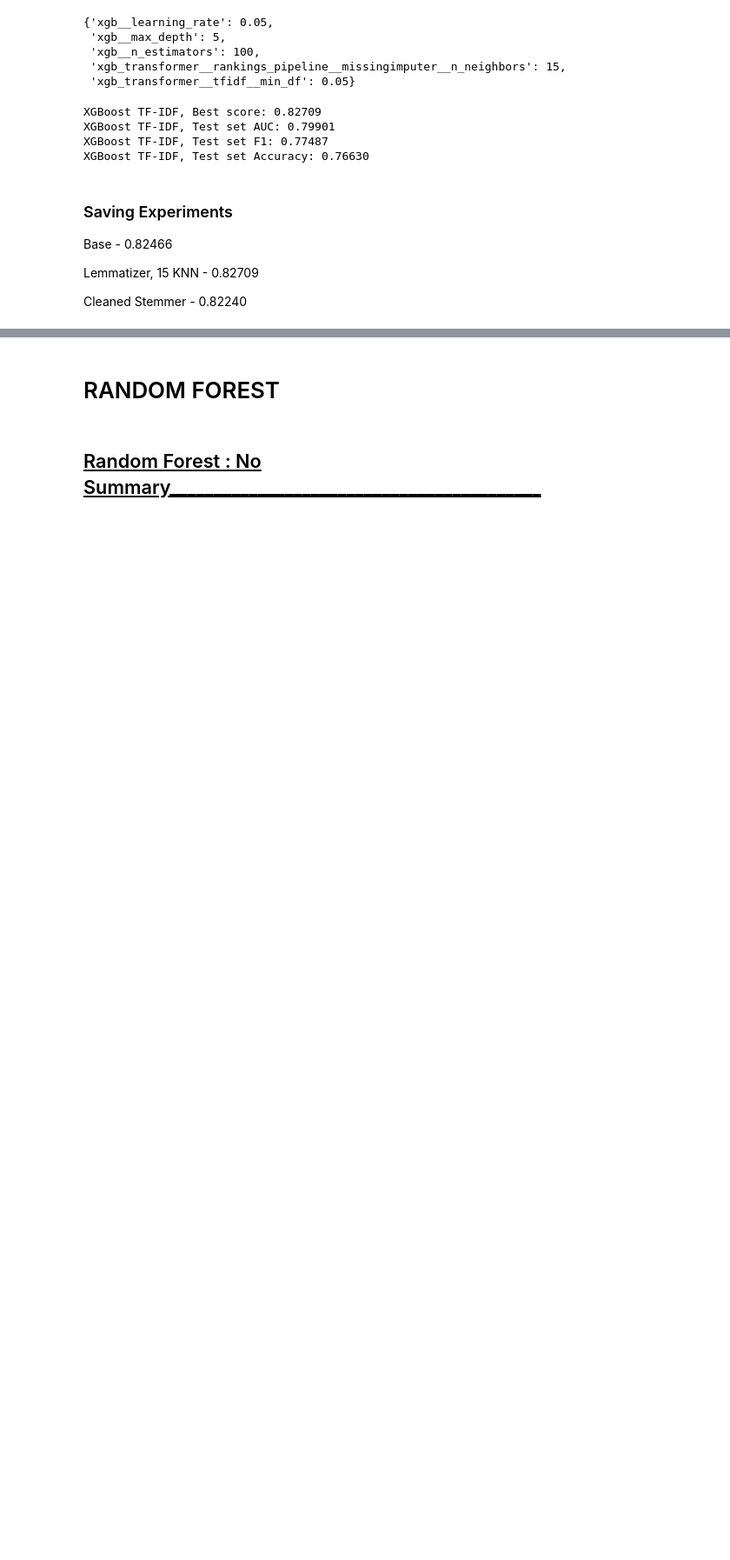
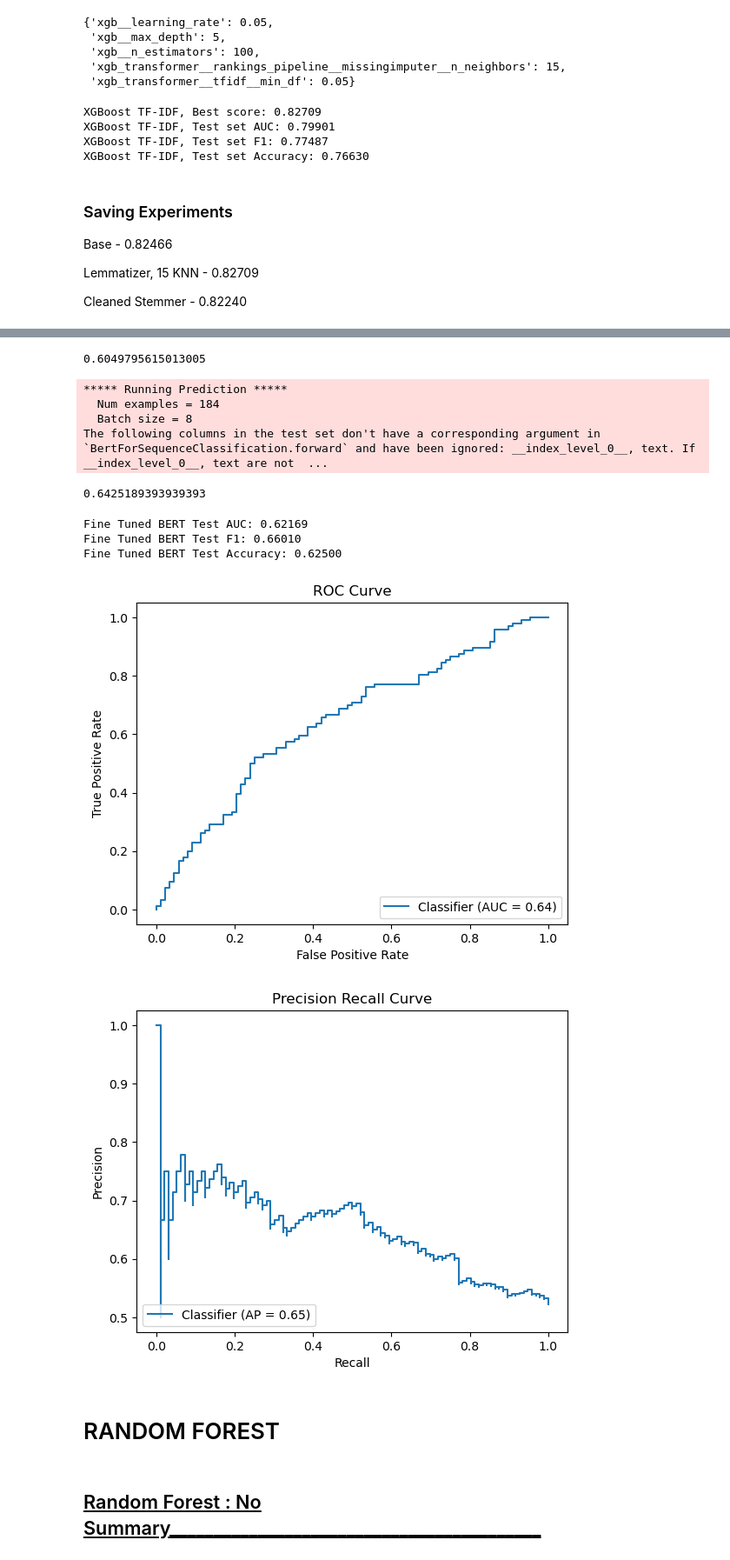
Before and after one commit to Joeyzect/Netflix_ALab_2022, a Jupyter notebook: notebooks/14-joseph-movies-modelling-final copy.ipynb, the cells around one changed output, grey strips where cells are left out. Shown: that part at 87% size. Drawn from its saved outputs; the diff is of its cells as text; code cells hidden in the pictures; blank space fills up the shorter version.

Commit message:
uploading movie model

```diff
--- a/notebooks/14-joseph-movies-modelling-final copy.ipynb
+++ b/notebooks/14-joseph-movies-modelling-final copy.ipynb
@@ -649,0 +559,4 @@ print("XGBoost Bag of Words, Test set Accuracy: %0.5f" % accuracy_score(y_test,
+# %%
+from transformers import TrainingArguments
+
+training_args = TrainingArguments("full_training")
@@ -649,0 +566,5 @@ print("XGBoost Bag of Words, Test set Accuracy: %0.5f" % accuracy_score(y_test,
+# %%
+from transformers import Trainer
+
+full_trainer = Trainer(
+    model=model, args=training_args, train_dataset=train_dataset, eval_dataset=val_dataset )
@@ -649,0 +575,2 @@ print("XGBoost Bag of Words, Test set Accuracy: %0.5f" % accuracy_score(y_test,
+# %%
+full_trainer.train()
@@ -649,0 +611,20 @@ print("XGBoost Bag of Words, Test set Accuracy: %0.5f" % accuracy_score(y_test,
+# %%
+#calculate auc
+
+from sklearn.metrics import roc_auc_score
+
+roc_auc_score(val_df['label'], val_preds_proba)
+# %% [output]
+0.6049795615013005
+# %%
+test_preds = full_trainer.predict(test_dataset)
+test_preds_proba = test_preds.predictions[:,1]
+# %% [output]
+***** Running Prediction *****
+  Num examples = 184
+  Batch size = 8
+The following columns in the test set don't have a corresponding argument in `BertForSequenceClassification.forward` and have been ignored: __index_level_0__, text. If __index_level_0__, text are not  ...
+# %%
+roc_auc_score(X_test_no_sum['label'], test_preds_proba)
+# %% [output]
+0.6425189393939393
@@ -650,3 +647,34 @@ print("XGBoost Bag of Words, Test set Accuracy: %0.5f" % accuracy_score(y_test,
+# %%
+get_results_preds(X_test_no_sum['label'], test_preds_proba, np.argmax(test_preds.predictions, axis=1), "Fine Tuned BERT Test")
+# %% [output]
+Fine Tuned BERT Test AUC: 0.62169
+Fine Tuned BERT Test F1: 0.66010
+Fine Tuned BERT Test Accuracy: 0.62500
+# %%
+# plot roc-auc curve
+from sklearn.metrics import RocCurveDisplay
+import matplotlib.pyplot as plt
+
+rocplot = RocCurveDisplay.from_predictions(X_test_no_sum['label'], test_preds_proba)
+rocplot.ax_.set_xlabel('False Positive Rate')
+rocplot.ax_.set_ylabel('True Positive Rate')
+rocplot.ax_.set_title('ROC Curve')
+
+# plot precision recall curve
+from sklearn.metrics import PrecisionRecallDisplay
+
+prplot = PrecisionRecallDisplay.from_predictions(X_test_no_sum['label'], test_preds_proba)
+prplot.ax_.set_xlabel('Recall')
+prplot.ax_.set_ylabel('Precision')
+prplot.ax_.set_title('Precision Recall Curve')
+
+# save roc-auc and precision-recall curve into reports/figures folder
+
+rocplot.figure_.savefig('../reports/figures/movie_xgb_BERT_roc_auc_curve.png')
+prplot.figure_.savefig('../reports/figures/movie_xgb_BERT_precision_recall_curve.png')
+# %% [output]
+[figure, added]
+[figure, added]
 # %% [markdown]
 # RANDOM FOREST
 # %% [markdown]
```
Also changed, not shown: parts of 36 cells of this notebook, 3 other files.
